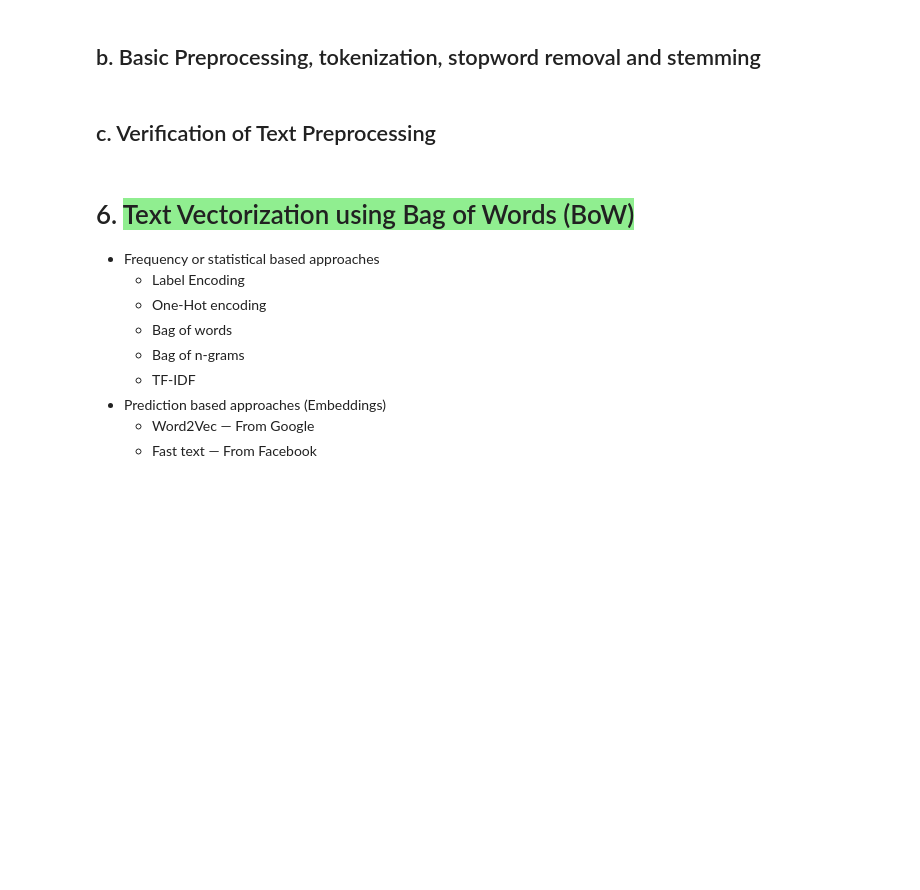
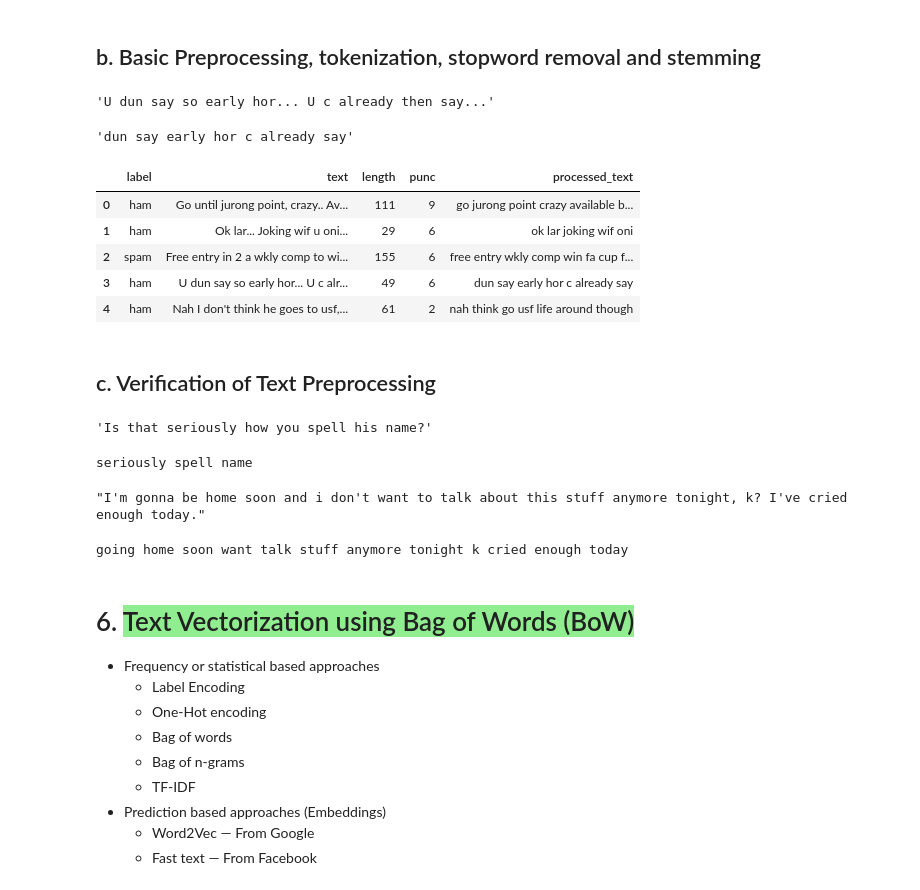
Before and after one commit to ehtisham-sadiq/AI-Learning-Path, a Jupyter notebook: 04_Introduction_to_NLP/05_Spam_Detection_using_Naive_Bayes.ipynb, the cells around one changed output. Saved outputs shown, nothing was run; the diff lists cells and outputs as text; code cells hidden in the pictures; blank space fills up the shorter version.

```diff
--- a/04_Introduction_to_NLP/05_Spam_Detection_using_Naive_Bayes.ipynb
+++ b/04_Introduction_to_NLP/05_Spam_Detection_using_Naive_Bayes.ipynb
@@ -624,16 +779,39 @@ df.text.apply(lambda x: clean_text(x))
+# %%
+df.text[3]
+# %% [output]
+'U dun say so early hor... U c already then say...'
+# %%
+text_preprocessing(df.text[3])
+# %% [output]
+'dun say early hor c already say'
 # %%
-df['processed_text'] = df['text'].apply(lambda x: clean_text(x))
+df['processed_text'] = df['text'].apply(lambda x: text_preprocessing(x))
 df.head()
+# %% [output]
+|  | label | text | length | punc | processed_text |
+| 0 | ham | Go until jurong point, crazy.. Av... | 111 | 9 | go jurong point crazy available b... |
+| 1 | ham | Ok lar... Joking wif u oni... | 29 | 6 | ok lar joking wif oni |
+| 2 | spam | Free entry in 2 a wkly comp to wi... | 155 | 6 | free entry wkly comp win fa cup f... |
+| 3 | ham | U dun say so early hor... U c alr... | 49 | 6 | dun say early hor c already say |
+| 4 | ham | Nah I don't think he goes to usf,... | 61 | 2 | nah think go usf life around though |
 # %% [markdown]
 ## c. Verification of Text Preprocessing
 # %%
 df['text'][20]
+# %% [output]
+'Is that seriously how you spell his name?'
 # %%
 print(df['processed_text'][20])
+# %% [output]
+seriously spell name
 # %%
 df['text'][10]
+# %% [output]
+"I'm gonna be home soon and i don't want to talk about this stuff anymore tonight, k? I've cried enough today."
 # %%
 print(df['processed_text'][10])
+# %% [output]
+going home soon want talk stuff anymore tonight k cried enough today
 # %% [markdown]
 # 6. <span style='background :lightgreen' > Text Vectorization using Bag of Words (BoW)</span>
 - Frequency or statistical based approaches
```
Also changed, not shown: parts of 80 cells of this notebook, 8 other files.
